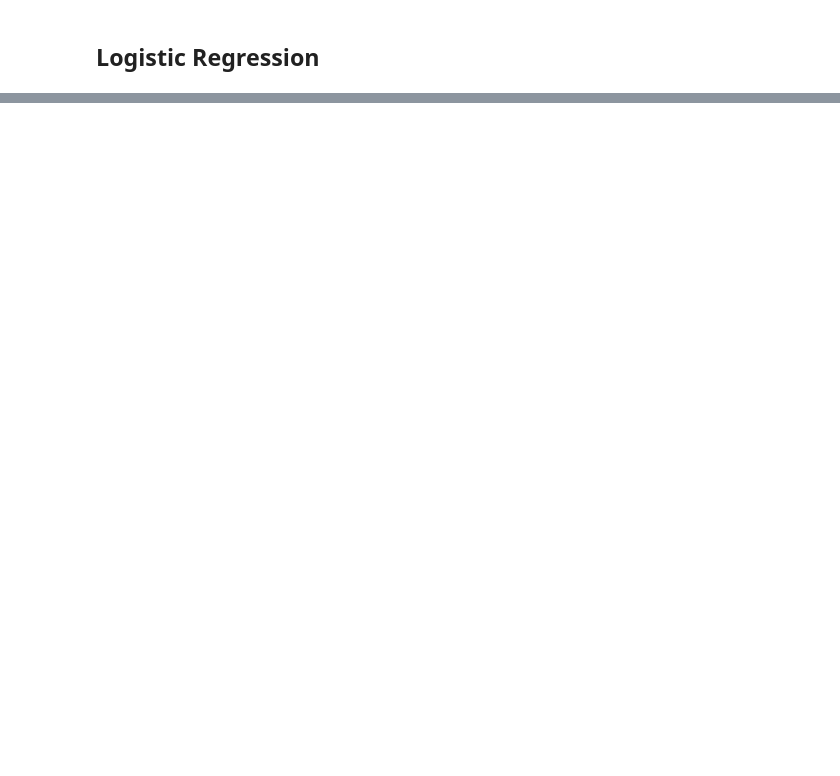
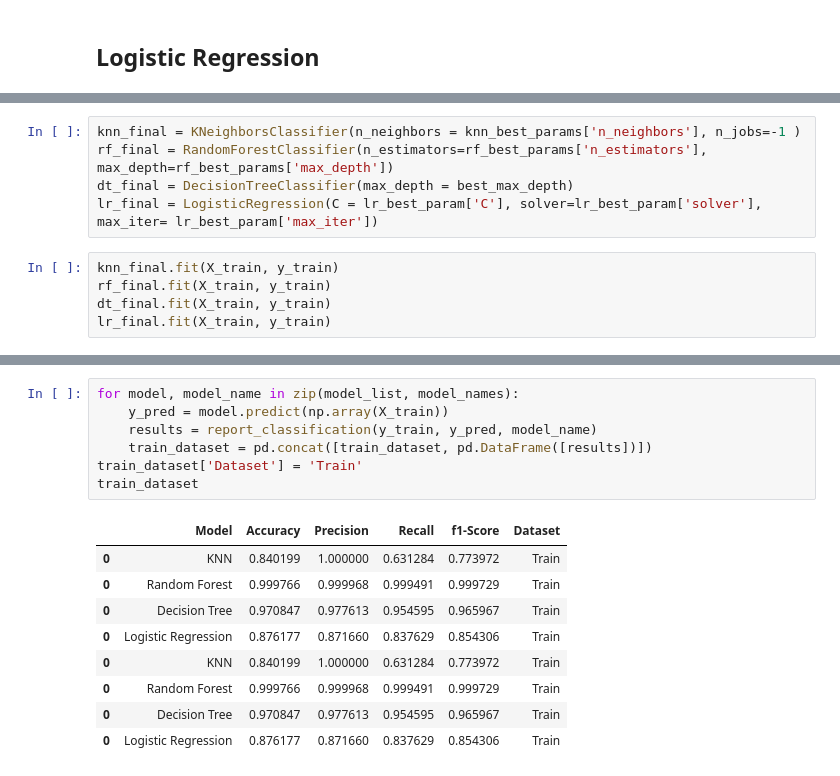
Before and after one commit to Thalesh7991/ensaios-algoritmos-ml, a Jupyter notebook: notebooks/Classificacao/Ensaio Classificacao.ipynb, the cells around one changed output, grey strips where cells are left out. Drawn from its saved outputs; the diff is of its cells as text; blank space fills up the shorter version.

```diff
--- a/notebooks/Classificacao/Ensaio Classificacao.ipynb
+++ b/notebooks/Classificacao/Ensaio Classificacao.ipynb
@@ -290,0 +320,10 @@ lr_best_param
+# %%
+knn_final = KNeighborsClassifier(n_neighbors = knn_best_params['n_neighbors'], n_jobs=-1 )
+rf_final = RandomForestClassifier(n_estimators=rf_best_params['n_estimators'], max_depth=rf_best_params['max_depth'])
+dt_final = DecisionTreeClassifier(max_depth = best_max_depth)
+lr_final = LogisticRegression(C = lr_best_param['C'], solver=lr_best_param['solver'], max_iter= lr_best_param['max_iter'])
+# %%
+knn_final.fit(X_train, y_train)
+rf_final.fit(X_train, y_train)
+dt_final.fit(X_train, y_train)
+lr_final.fit(X_train, y_train)
@@ -290,0 +340,17 @@ lr_best_param
+# %%
+for model, model_name in zip(model_list, model_names):
+    y_pred = model.predict(np.array(X_train))
+    results = report_classification(y_train, y_pred, model_name)
+    train_dataset = pd.concat([train_dataset, pd.DataFrame([results])])
+train_dataset['Dataset'] = 'Train'
+train_dataset
+# %% [output]
+|  | Model | Accuracy | Precision | Recall | f1-Score | Dataset |
+| 0 | KNN | 0.840199 | 1.000000 | 0.631284 | 0.773972 | Train |
+| 0 | Random Forest | 0.999766 | 0.999968 | 0.999491 | 0.999729 | Train |
+| 0 | Decision Tree | 0.970847 | 0.977613 | 0.954595 | 0.965967 | Train |
+| 0 | Logistic Regression | 0.876177 | 0.871660 | 0.837629 | 0.854306 | Train |
+| 0 | KNN | 0.840199 | 1.000000 | 0.631284 | 0.773972 | Train |
+| 0 | Random Forest | 0.999766 | 0.999968 | 0.999491 | 0.999729 | Train |
+| 0 | Decision Tree | 0.970847 | 0.977613 | 0.954595 | 0.965967 | Train |
+| 0 | Logistic Regression | 0.876177 | 0.871660 | 0.837629 | 0.854306 | Train |
```
Also changed, not shown: parts of 22 cells of this notebook.
